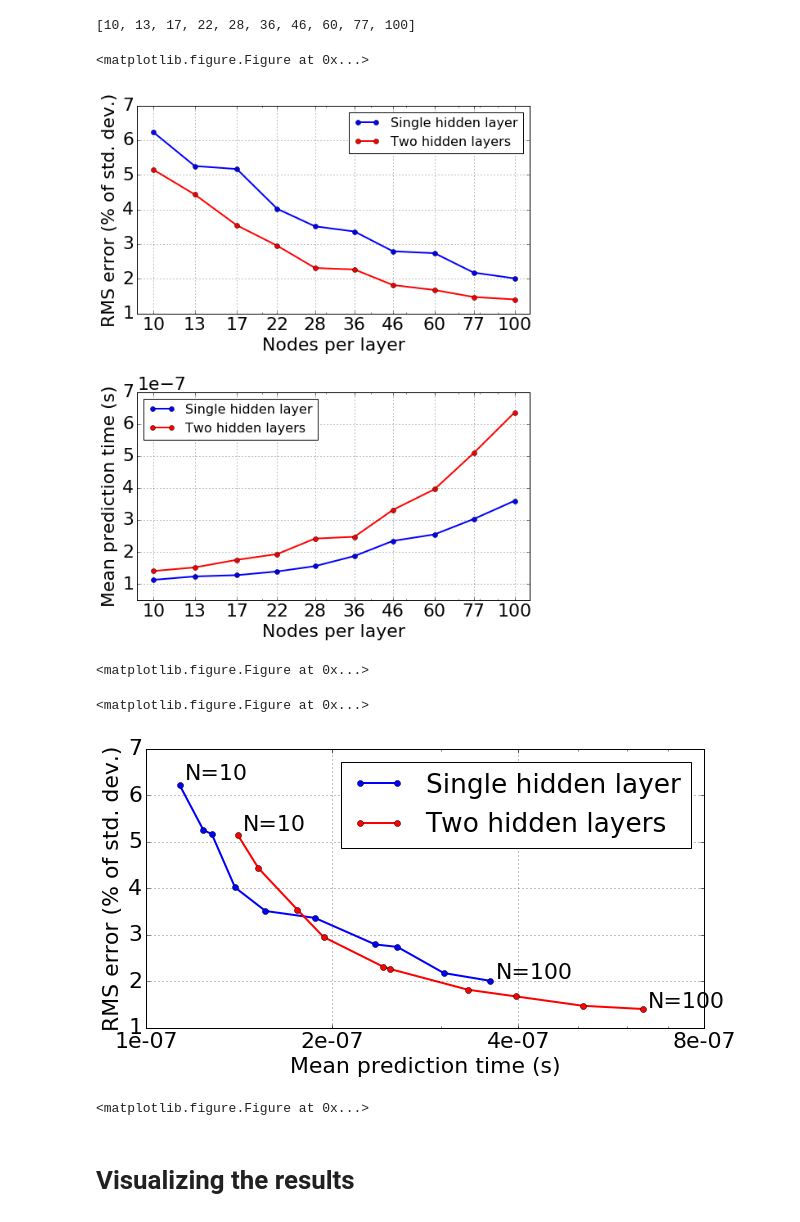
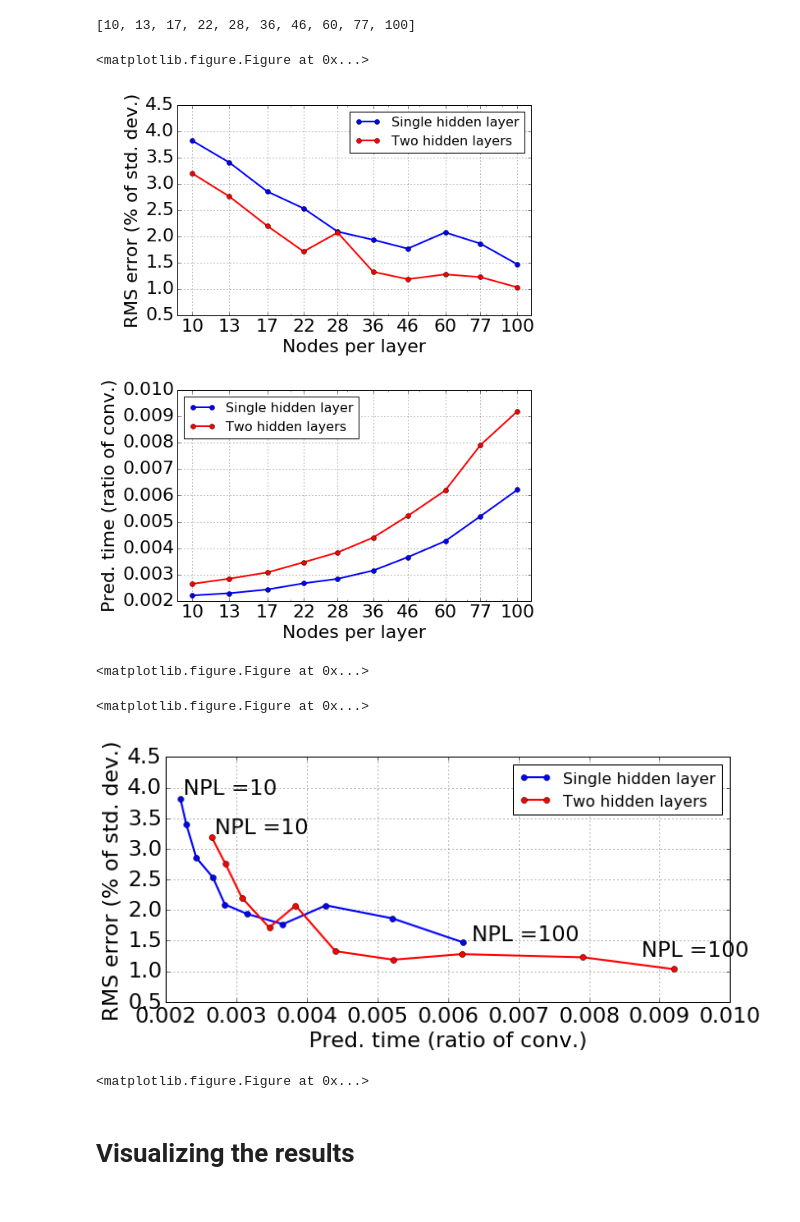
Before and after one commit to dhudsmith/qmnnet, a Jupyter notebook: jupyter/pred_error_and_time.ipynb, the cells around one changed output. Saved outputs shown, nothing was run; the diff lists cells and outputs as text; code cells hidden in the pictures.

```diff
--- a/jupyter/pred_error_and_time.ipynb
+++ b/jupyter/pred_error_and_time.ipynb
@@ -92,7 +92,7 @@ Last 4 values of VgridFlipped[46114]: [-1.45962066 -2.10602875 -2.57614763 -2.82
 # %%
-numeigs = 10
+numeigs = 40
 X = np.concatenate( (Vgrid, VgridFlipped) )
-y = np.concatenate( (eigs, eigs) )[::,1:numeigs+1]
+y = np.concatenate( (eigs, eigs) )
 # %%
 # Split test and train
 test_frac = 0.4
@@ -124,7 +124,7 @@ regr =MLPRegressor(hidden_layer_sizes=hidden_layers,
 #                    beta_1 = 0.85,
 #                    beta_2 = 0.9,
                    batch_size = 'auto',
-                   max_iter = 500,
+                   max_iter = 1000,
                    tol = 1e-9,
                    learning_rate='constant',
                    learning_rate_init = 0.001,
@@ -267,6 +267,7 @@ Running for architecture:  (17, 17)
 # %%
 numNodes = [int(x) for x in np.round(np.logspace(1,2,10))]
 print(numNodes)
+t_sch = 1.6e-5
 # %% [output]
 [10, 13, 17, 22, 28, 36, 46, 60, 77, 100]
 # %%
@@ -310,23 +311,22 @@ ax_pred_err.legend(loc=1, fontsize=16)
 ax_pred_err.set_xticks(numNodes)
 ax_pred_err.set_xticklabels(numNodes)
 ax_pred_err.set_xlim((numNodes[0]*(1-0.1),numNodes[-1]*(1+0.1)))
-ax_pred_err.set_ylim(1,7)
+ax_pred_err.set_ylim(0.5,4.5)
 
 
 # Prediction time
 # ax_time_pred.set_yscale("log")
 ax_time_pred.set_xscale("log")
 ax_time_pred.set_xlabel("Nodes per layer")
-ax_time_pred.set_ylabel("Mean prediction time (s)")
-ax_time_pred.plot(numNodes, avg_pred_time_1, 'bo-', lw=2, label = "Single hidden layer")
-ax_time_pred.plot(numNodes, avg_pred_time, 'ro-', lw=2, label = "Two hidden layers")
+ax_time_pred.set_ylabel("Pred. time (ratio of conv.)")
+ax_time_pred.plot(numNodes, np.asarray(avg_pred_time_1)/t_sch, 'bo-', lw=2, label = "Single hidden layer")
+ax_time_pred.plot(numNodes, np.asarray(avg_pred_time)/t_sch, 'ro-', lw=2, label = "Two hidden layers")
 # ax_time_pred.axhline(y=1.6e-5, lw=2, ls='dashed', color='k', label= "Schr. Eqn.")
-ax_time_pred.set_ylim((1e-7,3e-5))
 ax_time_pred.legend(loc=2, fontsize=16)
 ax_time_pred.set_xticks(numNodes)
 ax_time_pred.set_xticklabels(numNodes)
 ax_time_pred.set_xlim((numNodes[0]*(1-0.1),numNodes[-1]*(1+0.1)))
-ax_time_pred.set_ylim((5e-8,7e-7))
+# ax_time_pred.set_ylim((5e-3,7e-7))
 
 ax_time_pred.grid(True)
 ax_pred_err.grid(True)
@@ -337,41 +337,42 @@ plt.draw()
 fig.savefig("../Presentation/Plots/archDep.png")
 # %% [output]
 <matplotlib.figure.Figure at 0x...>
-[figure, old version]
+[figure, new version]
 <matplotlib.figure.Figure at 0x...>
 # %%
 plt.clf()
 fig = plt.figure(figsize=(10,5))
 
 # Set up the axes
 ax = plt.axes()
-ax.set_xscale('log')
-ax.set_xlabel('Mean prediction time (s)')
+# ax.set_xscale('log')
+ax.set_xlabel("Pred. time (ratio of conv.)")
 ax.set_ylabel('RMS error (% of std. dev.)')
-ax.set_xlim((1e-7,8e-7))
-ax.set_xticks([1e-7,2e-7,4e-7,8e-7])
-ax.set_xticklabels([1e-7,2e-7,4e-7,8e-7])
-ax.set_ylim(1,7)
+# ax.set_xlim((1e-7,8e-7))
+# ax.set_xticks([1e-7,2e-7,4e-7,8e-7])
+# ax.set_xticklabels([1e-7,2e-7,4e-7,8e-7])
+ax.set_ylim(0.5,4.5)
+ax.set_xlim(0.002,0.01)
 ax.grid(True)
 
 # Draw the points
-plt.plot(avg_pred_time_1, np.asarray(avg_pred_err_1)*100, 'bo-',lw=2, label='Single hidden layer')
-plt.plot(avg_pred_time, np.asarray(avg_pred_err)*100, 'ro-', lw=2, label='Two hidden layers')
-plt.legend(loc=1)
+plt.plot(np.asarray(avg_pred_time_1)/t_sch, np.asarray(avg_pred_err_1)*100, 'bo-',lw=2, label='Single hidden layer')
+plt.plot(np.asarray(avg_pred_time)/t_sch, np.asarray(avg_pred_err)*100, 'ro-', lw=2, label='Two hidden layers')
+plt.legend(loc=1, fontsize=16)
 
 # Annotations
-ax.annotate("N=%i"% numNodes[0], xy=(1.02*avg_pred_time_1[0],1.02*(np.asarray(avg_pred_err_1)*100)[0]))
-ax.annotate("N=%i"% numNodes[-1], xy=(1.02*avg_pred_time_1[-1],1.02*(np.asarray(avg_pred_err_1)*100)[-1]))
-ax.annotate("N=%i"% numNodes[0], xy=(1.02*avg_pred_time[0],1.02*(np.asarray(avg_pred_err)*100)[0]))
-ax.annotate("N=%i"% numNodes[-1], xy=(1.02*avg_pred_time[-1],1.02*(np.asarray(avg_pred_err)*100)[-1]))
+ax.annotate("NPL =%i"% numNodes[0], xy=(1.02*(np.asarray(avg_pred_time_1)/t_sch)[0],1.02*(np.asarray(avg_pred_err_1)*100)[0]))
+ax.annotate("NPL =%i"% numNodes[-1], xy=(1.02*(np.asarray(avg_pred_time_1)/t_sch)[-1],1.02*(np.asarray(avg_pred_err_1)*100)[-1]))
+ax.annotate("NPL =%i"% numNodes[0], xy=(1.02*(np.asarray(avg_pred_time)/t_sch)[0],1.02*(np.asarray(avg_pred_err)*100)[0]))
+ax.annotate("NPL =%i"% numNodes[-1], xy=(0.95*(np.asarray(avg_pred_time)/t_sch)[-1],1.2*(np.asarray(avg_pred_err)*100)[-1]))
 
-# plt.tight_layout();
+plt.tight_layout();
 plt.show();
 plt.draw()
 fig.savefig("../Presentation/Plots/competition.png")
 # %% [output]
 <matplotlib.figure.Figure at 0x...>
-[figure, old version]
+[figure, new version]
 <matplotlib.figure.Figure at 0x...>
 # %% [markdown]
 # Visualizing the results
```
Also changed, not shown: parts of 6 cells of this notebook, 7 other files.
